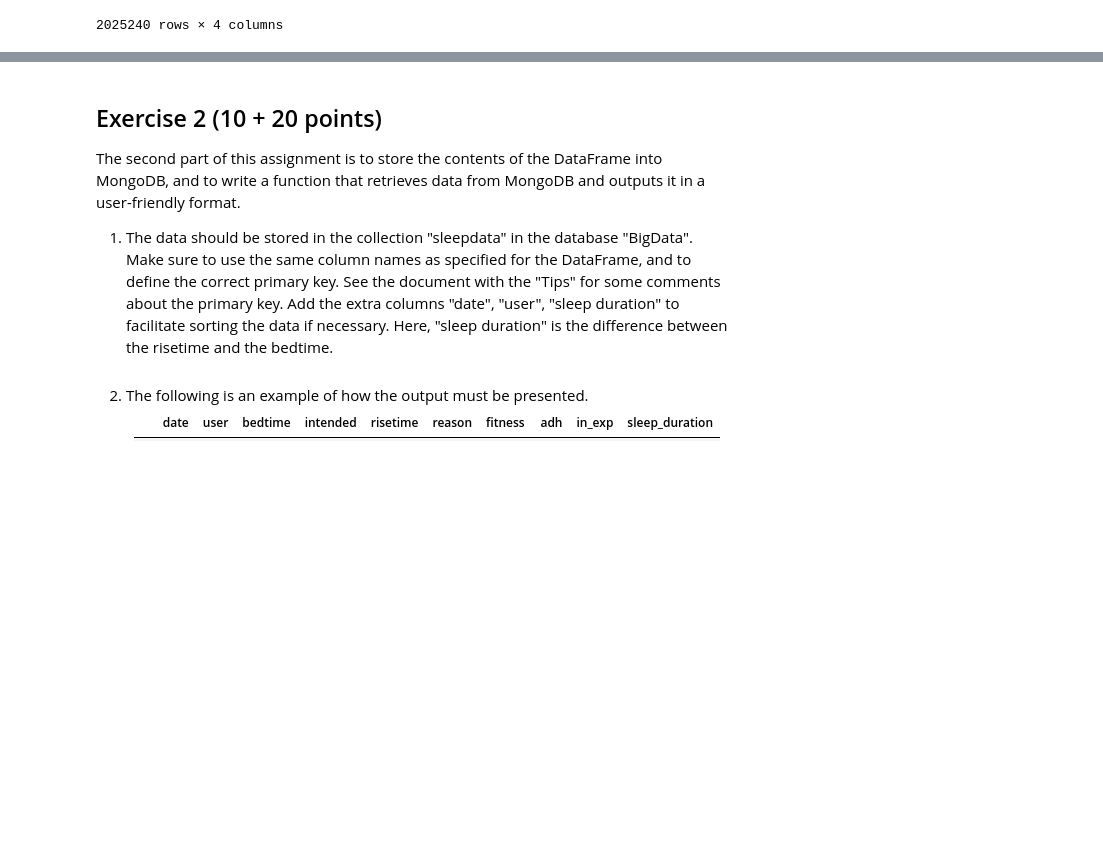
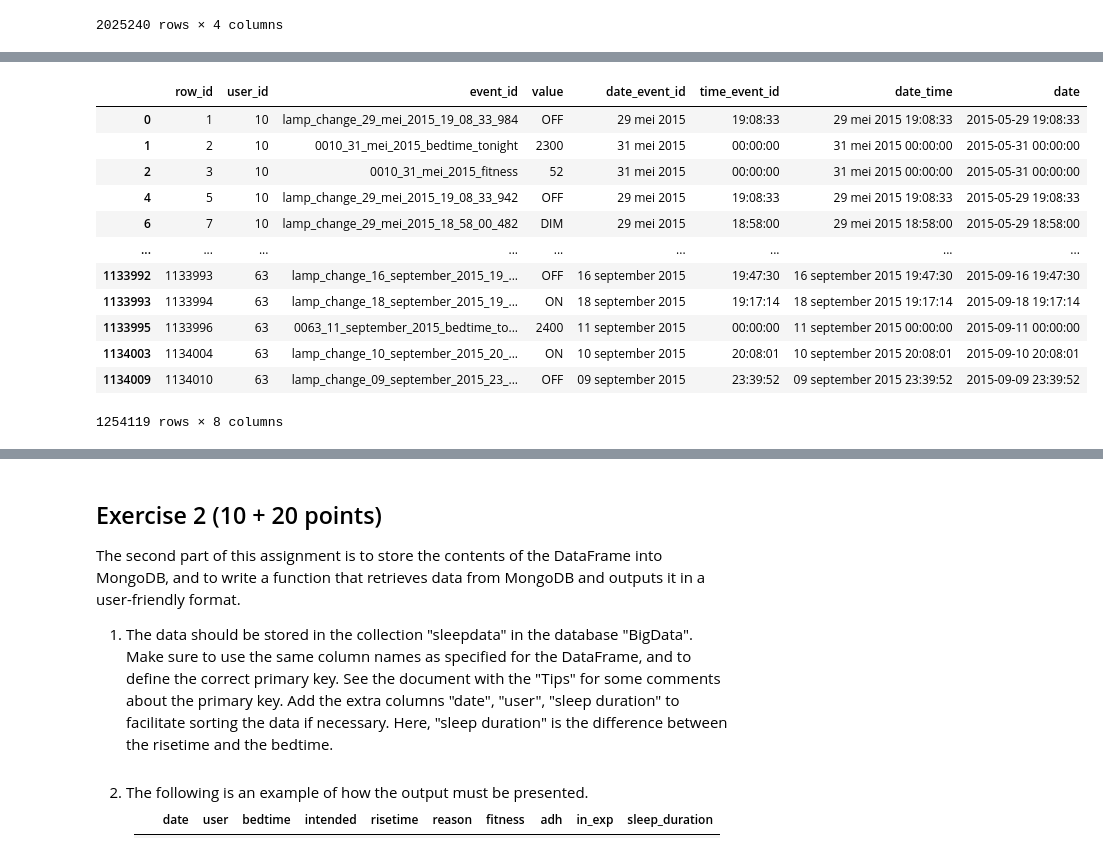
Before and after one commit to MTKat/Project_Big_Data, a Jupyter notebook: assignment02/assignment02/assignment02_MT.ipynb, the cells around one changed output, grey strips where cells are left out. Cells and saved outputs as stored; diff of their text form; code cells hidden in the pictures; blank space fills up the shorter version.

```diff
--- a/assignment02/assignment02/assignment02_MT.ipynb
+++ b/assignment02/assignment02/assignment02_MT.ipynb
@@ -101,3 +105,12 @@ df
 | 1134009 | 1134010 | 63 | lamp_change_09_september_2015_23_... | OFF |
 | 1134010 | 1134011 | 63 | target_url | http://optijdnaarbed.fss.uu.nl/hu... |
 2025240 rows × 4 columns
+# %%
+# Fitler only informative events
+
+key_words = ['nudge_time', 'lamp_change', 'bedtime_tonight', 'risetime', 'rise_reason',
+                'adherence importance', 'fitness']
+
+key_regex = '.*(' + '|'.join(key_words) + ')'
+df = df.loc[df.event_id.str.match(key_regex)]
+df
@@ -103,0 +131,6 @@ df
+# %%
+# Pulling out 'Date' from the Event_ID column
+df["date_event_id"] = df["event_id"].str.findall(r"_\d+_\w+_\d{4}").astype(str).str.replace('\[|\]|\'', '')
+df["date_event_id"] = df["date_event_id"].str.replace('_'," ").str.strip()
+df.replace(r'^\s*$', np.nan, regex=True, inplace = True) #After above step there is no nan
+df
@@ -103,0 +151,11 @@ df
+# %%
+# Pulling out 'Time' from the Event_ID column
+
+df["time_event_id"] = df["event_id"].str.findall(r"_\d{2}_\d{2}_\d{2}").astype(str).str.replace('\[|\]|\'', '')
+df["time_event_id"] = df["time_event_id"].str.replace('_'," ").str.strip()
+df["time_event_id"] = df["time_event_id"].str.replace(" ",":").str
+df.replace(r'^\s*$', np.nan, regex=True, inplace = True)
+df["time_event_id"].fillna(value = "00:00:00", inplace = True)
+#where there is no time, replacing with 00:00:00 --- NOT SURE IF THIS CREATES ANY PROBLEMS
+#https://canvas.vu.nl/courses/46245/discussion_topics/259183 xx_xx_xx are not the only poddible time formats
+df
@@ -103,0 +176,6 @@ df
+# %%
+# Combining date and time into one column
+
+df['date_time'] = (df['date_event_id'] +" "+ df['time_event_id']).astype(str)
+df.replace('nan', np.nan, regex=True, inplace = True)
+df
@@ -103,0 +196,27 @@ df
+# %%
+# Creating the date column using datetime.datetime as instructed in the Hints
+# I thought that maybe it's better to parse string to datetime in pulling out stage,
+# then trere would be no need for replace
+
+def date_convert(date_to_convert):
+    return datetime.datetime.strptime(date_to_convert, '%d %B %Y %H:%M:%S')
+
+df['date'] = df.apply(lambda x: date_convert(x['date_time']) if x['date_time'] is not np.nan else np.nan, axis=1)
+
+# SHOULD I BE EXPECTING A DATETIME.DATETIME TUPLE OUTPUT HERE? Hmm.. h
+# NOT GETTING THAT...
+df
+# %% [output]
+|  | row_id | user_id | event_id | value | date_event_id | time_event_id | date_time | date |
+| 0 | 1 | 10 | lamp_change_29_mei_2015_19_08_33_984 | OFF | 29 mei 2015 | 19:08:33 | 29 mei 2015 19:08:33 | 2015-05-29 19:08:33 |
+| 1 | 2 | 10 | 0010_31_mei_2015_bedtime_tonight | 2300 | 31 mei 2015 | 00:00:00 | 31 mei 2015 00:00:00 | 2015-05-31 00:00:00 |
+| 2 | 3 | 10 | 0010_31_mei_2015_fitness | 52 | 31 mei 2015 | 00:00:00 | 31 mei 2015 00:00:00 | 2015-05-31 00:00:00 |
+| 4 | 5 | 10 | lamp_change_29_mei_2015_19_08_33_942 | OFF | 29 mei 2015 | 19:08:33 | 29 mei 2015 19:08:33 | 2015-05-29 19:08:33 |
+| 6 | 7 | 10 | lamp_change_29_mei_2015_18_58_00_482 | DIM | 29 mei 2015 | 18:58:00 | 29 mei 2015 18:58:00 | 2015-05-29 18:58:00 |
+| ... | ... | ... | ... | ... | ... | ... | ... | ... |
+| 1133992 | 1133993 | 63 | lamp_change_16_september_2015_19_... | OFF | 16 september 2015 | 19:47:30 | 16 september 2015 19:47:30 | 2015-09-16 19:47:30 |
+| 1133993 | 1133994 | 63 | lamp_change_18_september_2015_19_... | ON | 18 september 2015 | 19:17:14 | 18 september 2015 19:17:14 | 2015-09-18 19:17:14 |
+| 1133995 | 1133996 | 63 | 0063_11_september_2015_bedtime_to... | 2400 | 11 september 2015 | 00:00:00 | 11 september 2015 00:00:00 | 2015-09-11 00:00:00 |
+| 1134003 | 1134004 | 63 | lamp_change_10_september_2015_20_... | ON | 10 september 2015 | 20:08:01 | 10 september 2015 20:08:01 | 2015-09-10 20:08:01 |
+| 1134009 | 1134010 | 63 | lamp_change_09_september_2015_23_... | OFF | 09 september 2015 | 23:39:52 | 09 september 2015 23:39:52 | 2015-09-09 23:39:52 |
+1254119 rows × 8 columns
```
Also changed, not shown: parts of 7 cells of this notebook, 1 other file.
